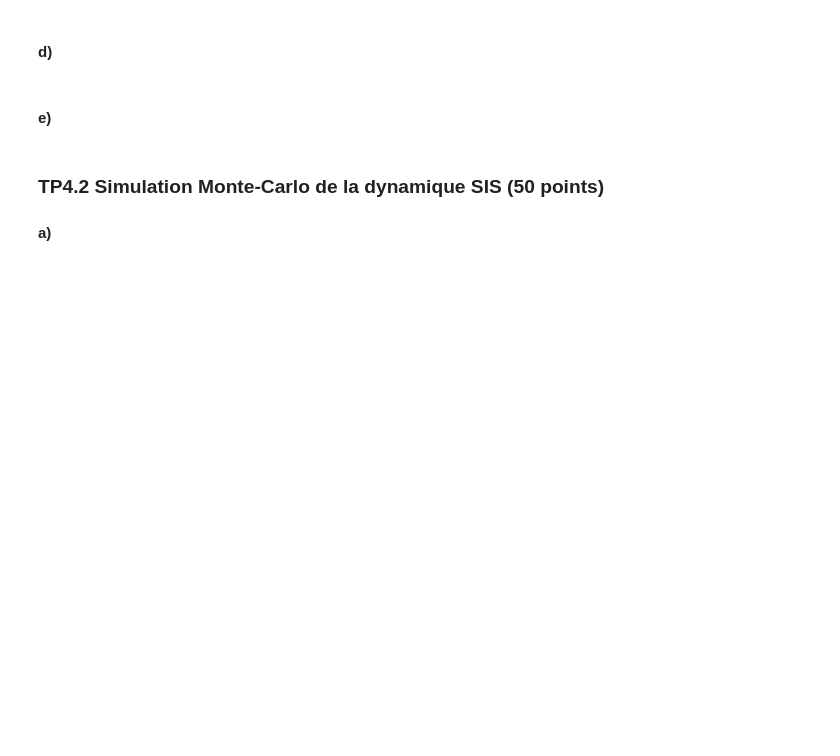
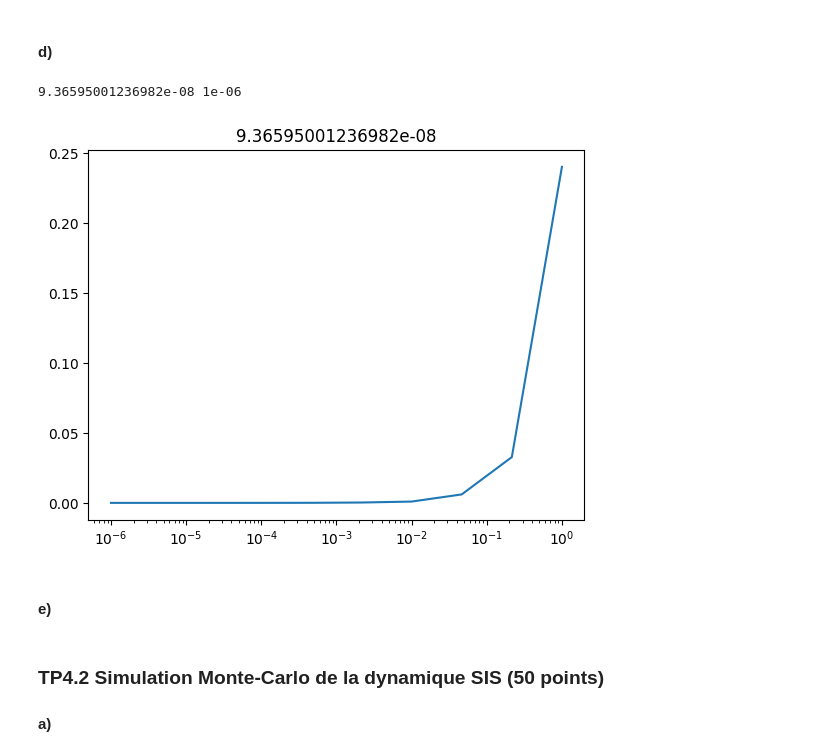
Before and after one commit to thcha67/tp_phys_num, a Jupyter notebook: TP4_ThomasC_SimonG_LaurentE/TP4_ThomasC_SimonG_LaurentE.ipynb, the cells around one changed output. Saved outputs shown, nothing was run; the diff lists cells and outputs as text; code cells hidden in the pictures; blank space fills up the shorter version.

```diff
--- a/TP4_ThomasC_SimonG_LaurentE/TP4_ThomasC_SimonG_LaurentE.ipynb
+++ b/TP4_ThomasC_SimonG_LaurentE/TP4_ThomasC_SimonG_LaurentE.ipynb
@@ -185,5 +188,58 @@ plt.show()
 # %% [markdown]
 #### d)
+# %%
+R0i0_pairs = [(1.5, 0.1), (1.5, 0.9), (2, 0.1), (2, 0.9), (3, 0.1), (3, 0.9)]
+deltas = [1e-6, 1e-7, 1e-8, 1e-9]
+
+
+def error(f, start, end, h, R0, i0):
+    times, i = f(start, end, h, R0, i0)
+    i_analytical = analytical(times, R0, i0)
+
+    error = np.sqrt(1/(len(i)+1)*np.sum((i-i_analytical)**2))
+    return error
+
+def golden_ratio_method(f, h1, h4, start, end, R0, i0, max_iter=10):
+    z = (1 + np.sqrt(5)) / 2 # nombre d'or
+    h2 = h4 - (h4-h1)/z
+    h3 = h1 + (h4-h1)/z
+
+    errors = []
+
+    for _ in range(max_iter):
+        error_h2 = error(f, start, end, h2, R0, i0)
+
+        error_h3 = error(f, start, end, h3, R0, i0)
+
+        if error_h2 < error_h3:
+            h4, h3 = h3, h2
+            h2 = h4 - (h4-h1)/z
+        else:
+            h2, h1 = h3, h2
+            h3 = h1 + (h4-h1)/z
+
+        errors.append(error_h2)
+    return errors, h2
+
+h1 = 1e-6
+h4 = 1e-4
+
+# errors, h_final = golden_ratio_method(euler, h1, h4, start, end, 4, 0.1)
+
+# plt.title(f"{min(errors)}, {h_final}")
+# plt.plot(errors, label="Euler")
+# plt.show()
+
+hs = np.logspace(-6, 0, 10)
+errors = [error(euler, start, end, h, R0, i0) for h in hs]
+print(errors[0], hs[0])
+plt.title(min(errors))
+plt.plot(hs, errors, label="Euler")
+plt.xscale("log")
+plt.show()
+# %% [output]
+9.36595001236982e-08 1e-06
+[figure, added]
 # %%
 
 
```
Also changed, not shown: parts of 3 cells of this notebook.
